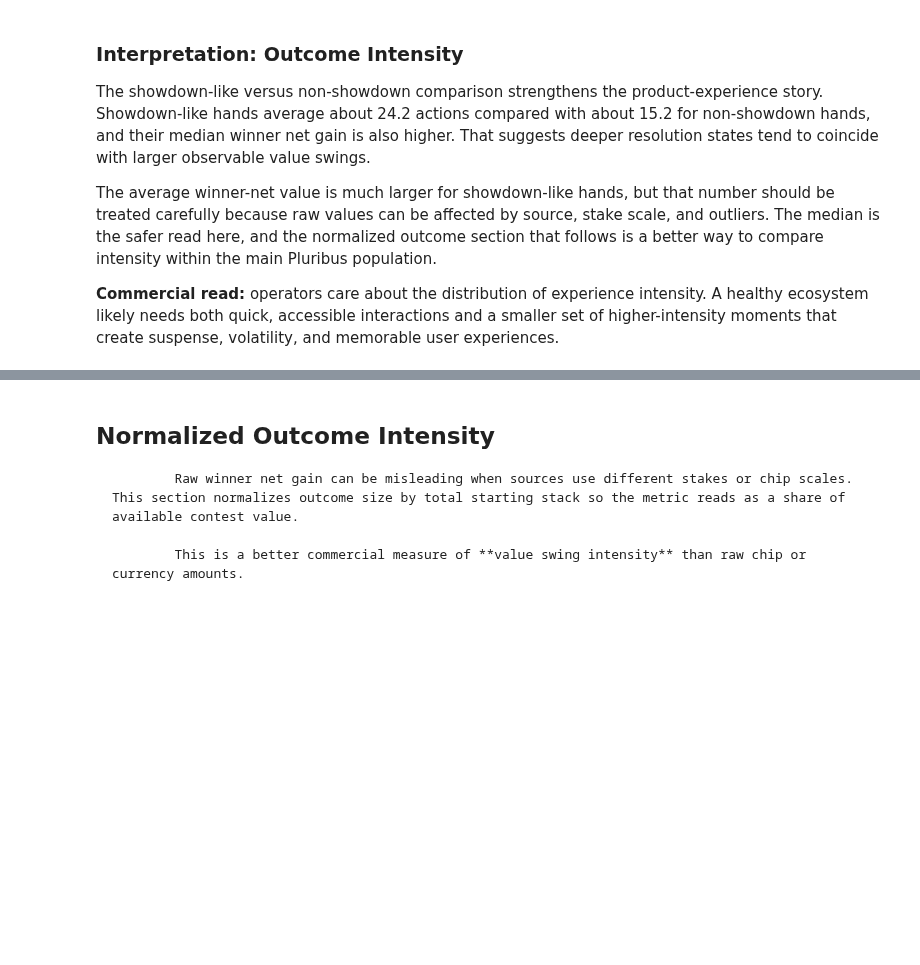
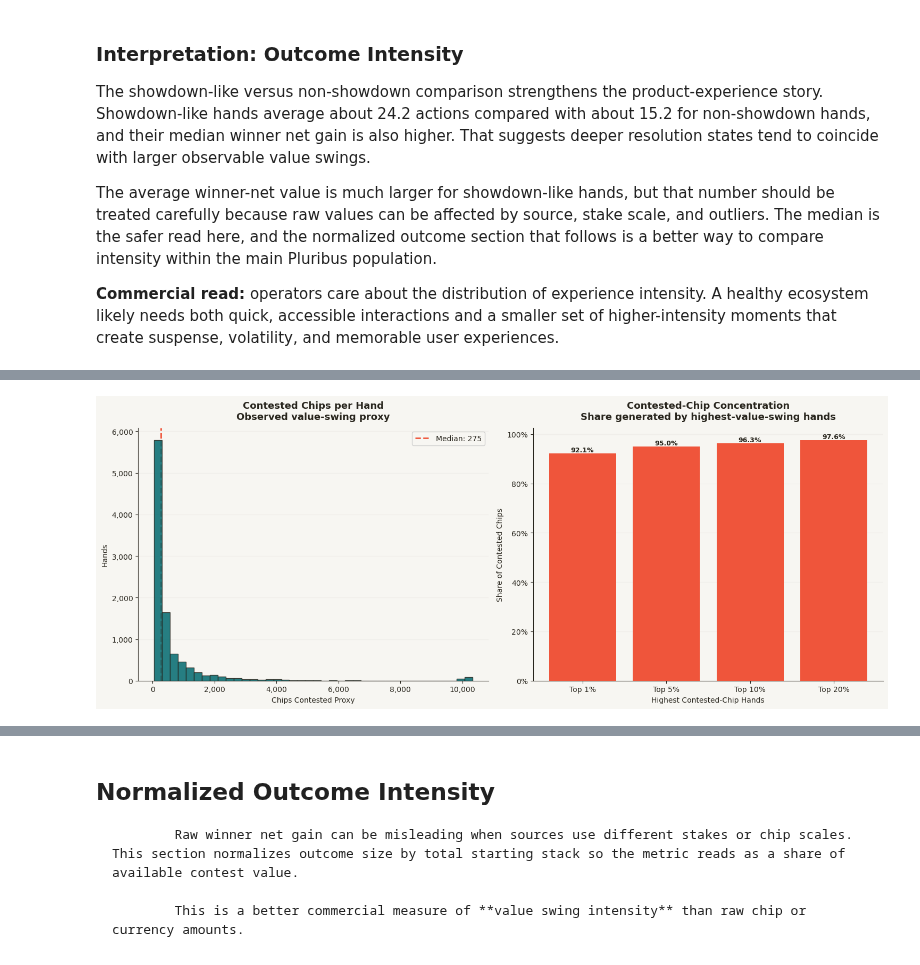
Before and after one commit to huntbrian1/pokerproject, a Jupyter notebook: notebooks/PokerProject2_behavioral_analytics.ipynb, the cells around one changed output, grey strips where cells are left out. Drawn from its saved outputs; the diff is of its cells as text; code cells hidden in the pictures; blank space fills up the shorter version.

```diff
--- a/notebooks/PokerProject2_behavioral_analytics.ipynb
+++ b/notebooks/PokerProject2_behavioral_analytics.ipynb
@@ -1716,0 +2099,62 @@ The average winner-net value is much larger for showdown-like hands, but that nu
+# %%
+plot_df = pot_size_df.copy()
+upper = plot_df["chips_contested_proxy"].quantile(0.99)
+plot_trim = plot_df[plot_df["chips_contested_proxy"] <= upper].copy()
+
+fig, axes = plt.subplots(1, 2, figsize=(15, 6))
+
+ax = axes[0]
+ax.hist(
+    plot_trim["chips_contested_proxy"],
+    bins=40,
+    color=TEAL,
+    edgecolor=TEXT,
+    alpha=0.85,
+    zorder=3,
+)
+ax.axvline(
+    plot_trim["chips_contested_proxy"].median(),
+    color=RED,
+    linestyle="--",
+    linewidth=2,
+    label=f"Median: {plot_trim['chips_contested_proxy'].median():,.0f}",
+)
+ax.set_title("Contested Chips per Hand\nObserved value-swing proxy", fontsize=13, fontweight="bold", pad=12)
+ax.set_xlabel("Chips Contested Proxy")
+ax.set_ylabel("Hands")
+ax.xaxis.set_major_formatter(mtick.StrMethodFormatter("{x:,.0f}"))
+ax.yaxis.set_major_formatter(mtick.StrMethodFormatter("{x:,.0f}"))
+ax.grid(axis="y", alpha=0.25, color=GRID, zorder=0)
+ax.legend(framealpha=0.9)
+ax.spines[["top", "right"]].set_visible(False)
+
+ax = axes[1]
+bars = ax.bar(
+    pot_concentration_summary["top_hand_share"],
+    pot_concentration_summary["chips_contested_share"] * 100,
+    color=RED,
+    zorder=3,
+)
+for bar in bars:
+    height = bar.get_height()
+    ax.text(
+        bar.get_x() + bar.get_width() / 2,
+        height,
+        f"{height:.1f}%",
+        ha="center",
+        va="bottom",
+        fontsize=9,
+        fontweight="bold",
+    )
+ax.set_title("Contested-Chip Concentration\nShare generated by highest-value-swing hands", fontsize=13, fontweight="bold", pad=12)
+ax.set_xlabel("Highest Contested-Chip Hands")
+ax.set_ylabel("Share of Contested Chips")
+ax.yaxis.set_major_formatter(mtick.PercentFormatter())
+ax.grid(axis="y", alpha=0.25, color=GRID, zorder=0)
+ax.spines[["top", "right"]].set_visible(False)
+
+plt.tight_layout()
+plt.savefig("phh_chips_contested_distribution.png", dpi=150, bbox_inches="tight", facecolor=BG)
+plt.show()
+# %% [output]
+[figure, added]
```
Also changed, not shown: parts of 20 cells of this notebook, 6 other files.
